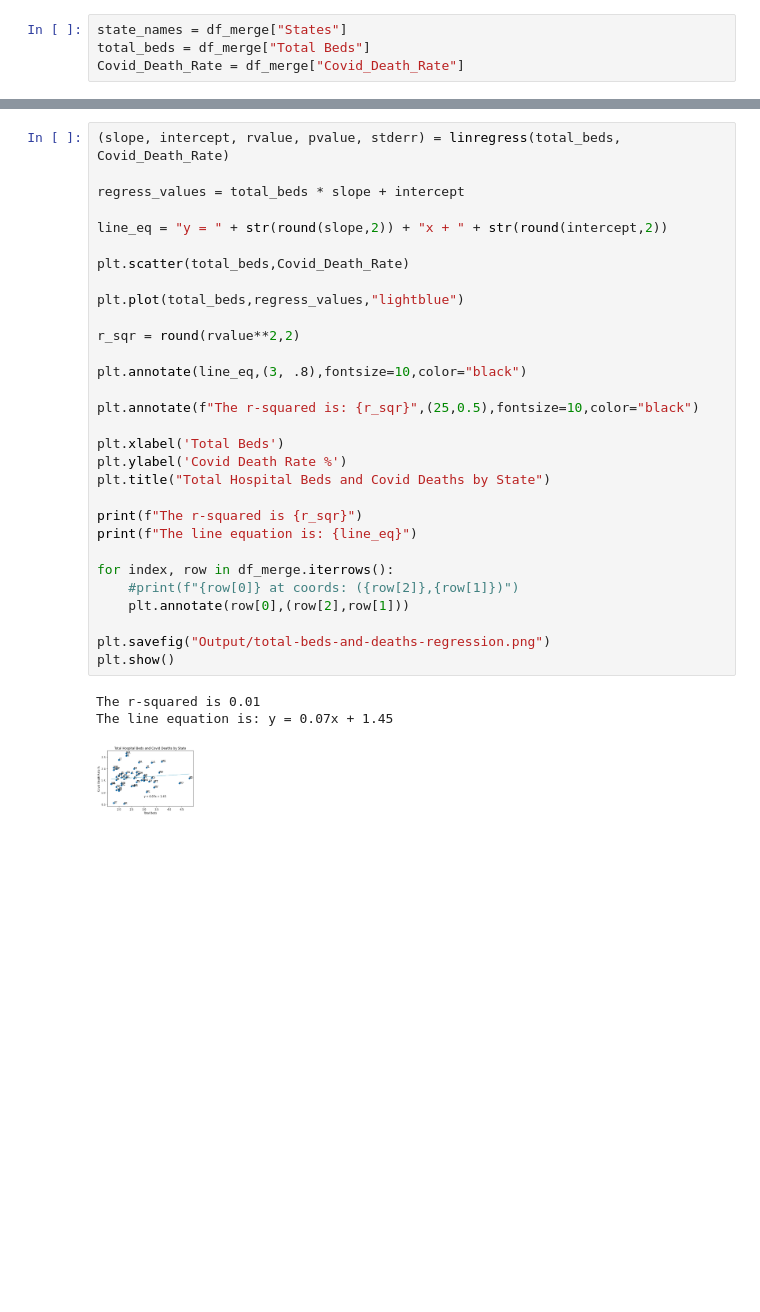
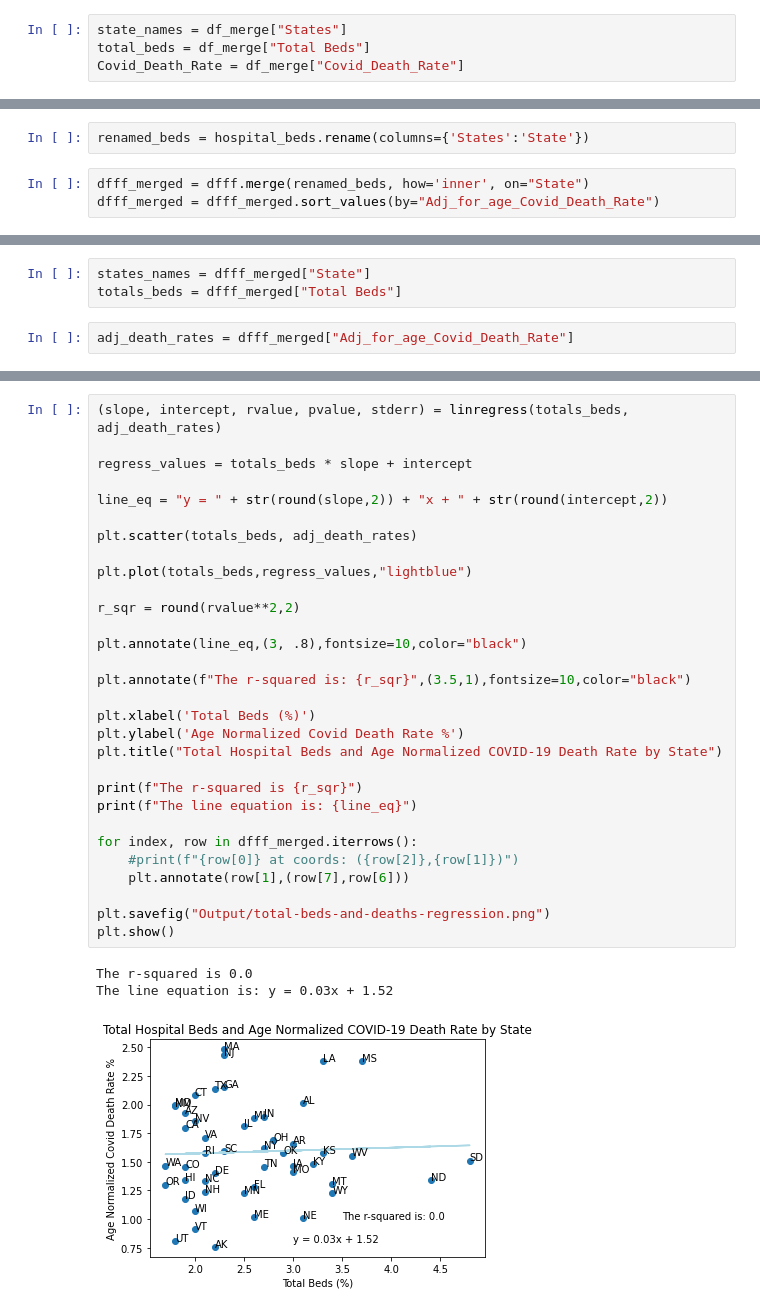
Before and after one commit to jenniecinelli/project_one, a Jupyter notebook: Folder4/Master.ipynb, the cells around one changed output, grey strips where cells are left out. Saved outputs shown, nothing was run; the diff lists cells and outputs as text; blank space fills up the shorter version.

```diff
--- a/Folder4/Master.ipynb
+++ b/Folder4/Master.ipynb
@@ -394,0 +410,5 @@ Covid_Death_Rate = df_merge["Covid_Death_Rate"]
+# %%
+renamed_beds = hospital_beds.rename(columns={'States':'State'})
+# %%
+dfff_merged = dfff.merge(renamed_beds, how='inner', on="State")
+dfff_merged = dfff_merged.sort_values(by="Adj_for_age_Covid_Death_Rate")
@@ -395,2 +424,7 @@ Covid_Death_Rate = df_merge["Covid_Death_Rate"]
+# %%
+states_names = dfff_merged["State"]
+totals_beds = dfff_merged["Total Beds"]
+# %%
+adj_death_rates = dfff_merged["Adj_for_age_Covid_Death_Rate"]
 # %%
 plt.figure(figsize=(15,5))
@@ -409,34 +461,34 @@ plt.show()
 # %%
-(slope, intercept, rvalue, pvalue, stderr) = linregress(total_beds, Covid_Death_Rate)
+(slope, intercept, rvalue, pvalue, stderr) = linregress(totals_beds, adj_death_rates)
 
-regress_values = total_beds * slope + intercept
+regress_values = totals_beds * slope + intercept
 
 line_eq = "y = " + str(round(slope,2)) + "x + " + str(round(intercept,2))
 
-plt.scatter(total_beds,Covid_Death_Rate)
+plt.scatter(totals_beds, adj_death_rates)
 
-plt.plot(total_beds,regress_values,"lightblue")
+plt.plot(totals_beds,regress_values,"lightblue")
 
 r_sqr = round(rvalue**2,2)
 
 plt.annotate(line_eq,(3, .8),fontsize=10,color="black")
 
-plt.annotate(f"The r-squared is: {r_sqr}",(25,0.5),fontsize=10,color="black")
+plt.annotate(f"The r-squared is: {r_sqr}",(3.5,1),fontsize=10,color="black")
 
-plt.xlabel('Total Beds')
-plt.ylabel('Covid Death Rate %')
-plt.title("Total Hospital Beds and Covid Deaths by State")
+plt.xlabel('Total Beds (%)')
+plt.ylabel('Age Normalized Covid Death Rate %')
+plt.title("Total Hospital Beds and Age Normalized COVID-19 Death Rate by State")
 
 print(f"The r-squared is {r_sqr}")
 print(f"The line equation is: {line_eq}")
 
-for index, row in df_merge.iterrows():
+for index, row in dfff_merged.iterrows():
     #print(f"{row[0]} at coords: ({row[2]},{row[1]})")
-    plt.annotate(row[0],(row[2],row[1]))
+    plt.annotate(row[1],(row[7],row[6]))
 
 plt.savefig("Output/total-beds-and-deaths-regression.png")
 plt.show()
 # %% [output]
-The r-squared is 0.01
-The line equation is: y = 0.07x + 1.45
+The r-squared is 0.0
+The line equation is: y = 0.03x + 1.52
-[figure, old version]
+[figure, new version]
```
Also changed, not shown: parts of 8 cells of this notebook, 6 other files.
